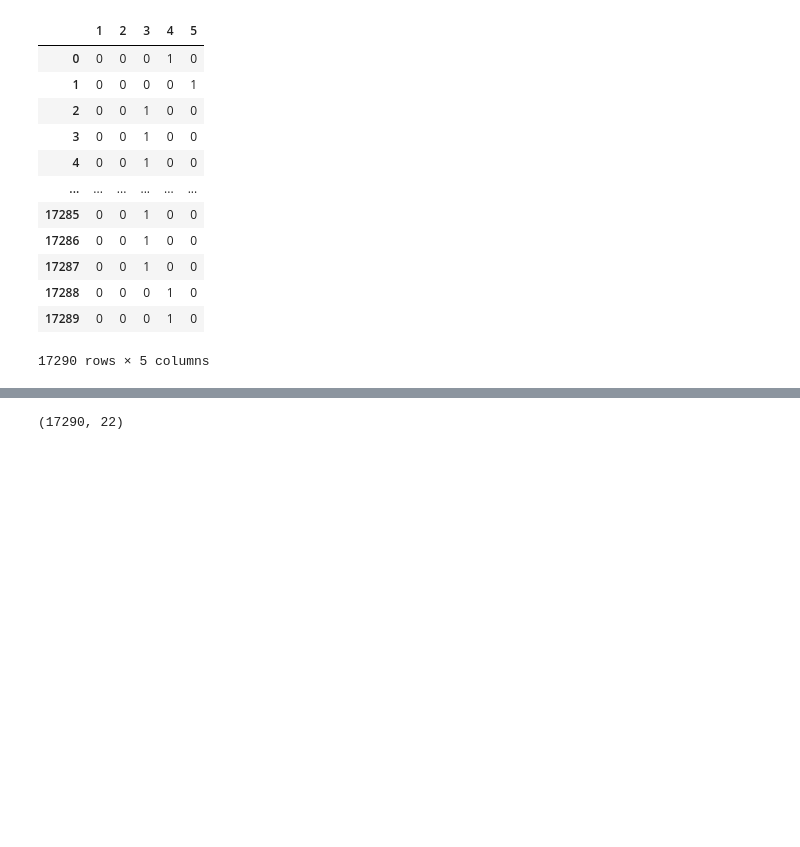
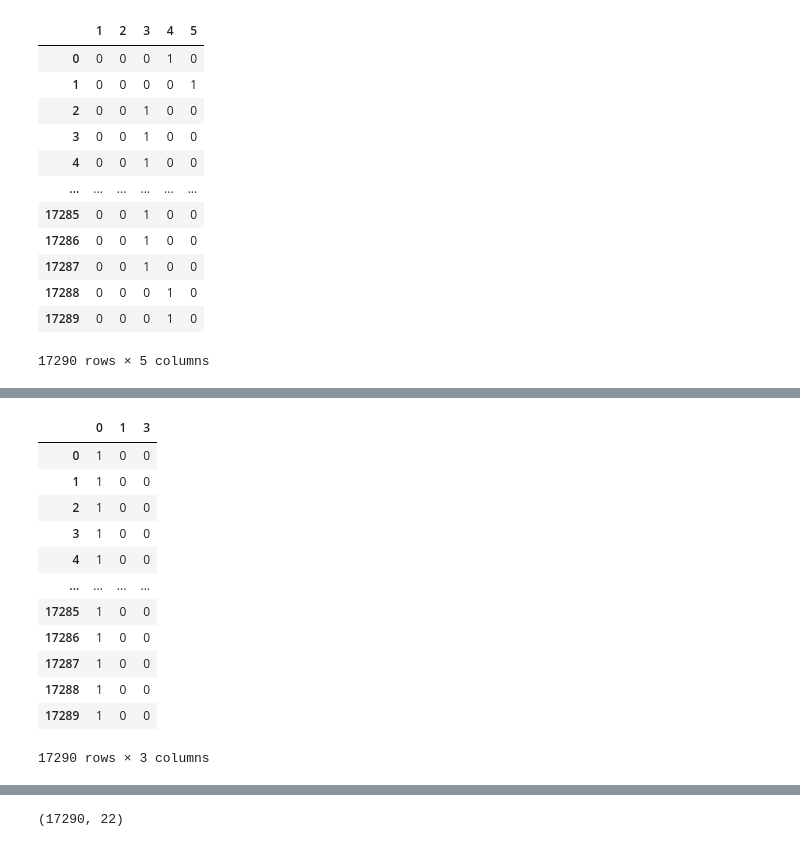
Before and after one commit to raizelistaken/Housing_Prices_KC, a Jupyter notebook: Bakeoff_modeling_process.ipynb, the cells around one changed output, grey strips where cells are left out. Drawn from its saved outputs; the diff is of its cells as text; code cells hidden in the pictures; blank space fills up the shorter version.

```diff
--- a/Bakeoff_modeling_process.ipynb
+++ b/Bakeoff_modeling_process.ipynb
@@ -264,0 +253,16 @@ pd.get_dummies(df['condition'])
+# %%
+pd.get_dummies(df['waterfront'])
+# %% [output]
+|  | 0 | 1 | 3 |
+| 0 | 1 | 0 | 0 |
+| 1 | 1 | 0 | 0 |
+| 2 | 1 | 0 | 0 |
+| 3 | 1 | 0 | 0 |
+| 4 | 1 | 0 | 0 |
+| ... | ... | ... | ... |
+| 17285 | 1 | 0 | 0 |
+| 17286 | 1 | 0 | 0 |
+| 17287 | 1 | 0 | 0 |
+| 17288 | 1 | 0 | 0 |
+| 17289 | 1 | 0 | 0 |
+17290 rows × 3 columns
```
Also changed, not shown: parts of 21 cells of this notebook, 1 other file.
